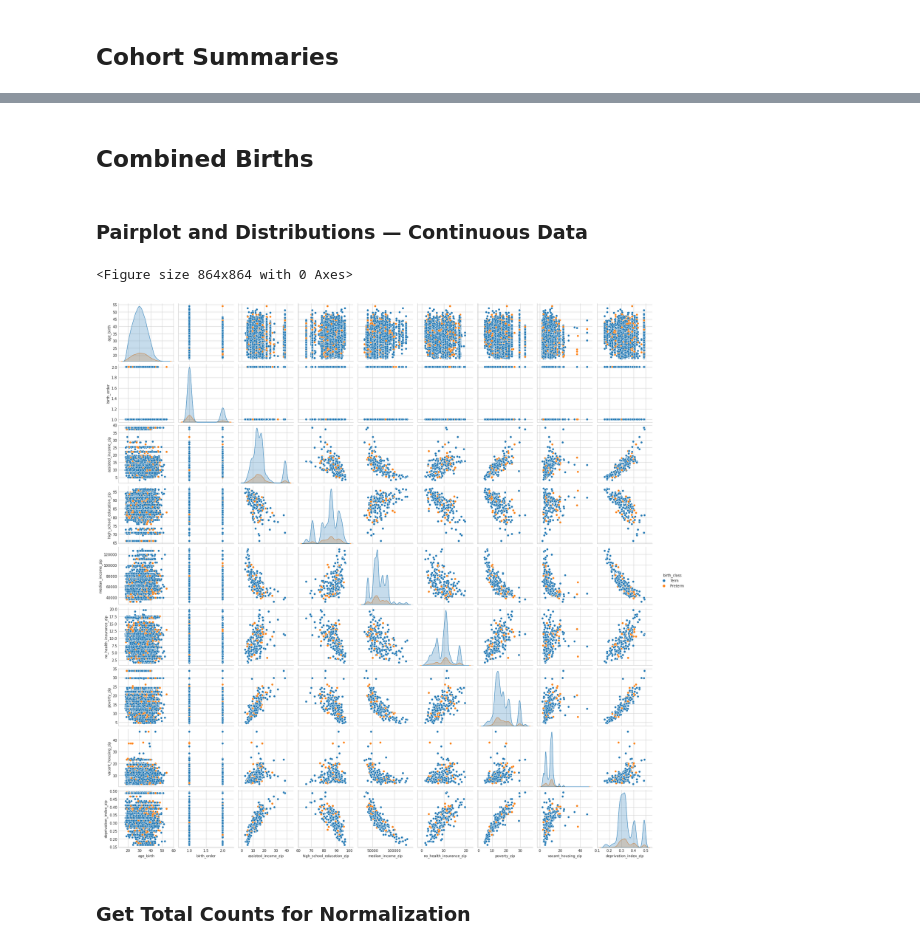
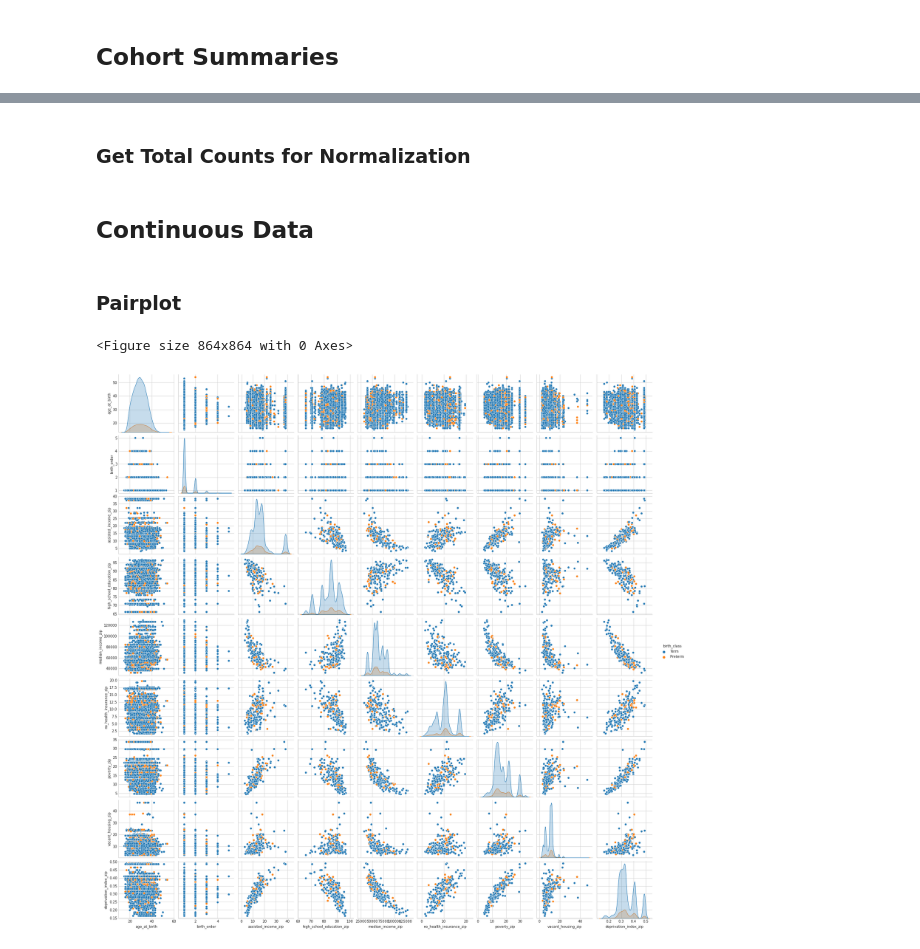
Before and after one commit to kgrillaert/preterm_birth, a Jupyter notebook: 02.Exploratory_Data_Analysis/EDA_Demographics.ipynb, the cells around one changed output, grey strips where cells are left out. Saved outputs shown, nothing was run; the diff lists cells and outputs as text; code cells hidden in the pictures.

```diff
--- a/02.Exploratory_Data_Analysis/EDA_Demographics.ipynb
+++ b/02.Exploratory_Data_Analysis/EDA_Demographics.ipynb
@@ -717,20 +167,3 @@ birth.ethnicity_person.value_counts().plot(kind = 'barh')
-# %% [markdown]
-## Combined Births
-# %% [markdown]
-### Pairplot and Distributions — Continuous Data
-# %%
-plt.figure(figsize=(12,12))
-
-cols_to_plot = ['birth_class', 'age_birth', 'birth_order', \
-                'assisted_income_zip','high_school_education_zip','median_income_zip', \
-                'no_health_insurance_zip','poverty_zip','vacant_housing_zip','deprivation_index_zip']
-
-sns.pairplot(birth[cols_to_plot], hue='birth_class')
-
-plt.show()
-# %% [output]
-<Figure size 864x864 with 0 Axes>
-[figure, removed]
 # %% [markdown]
 ### Get Total Counts for Normalization
 # %%
@@ -738,3 +171,20 @@ plt.show()
 
 num_birth_term = birth.birth_class.value_counts()[0]
 num_birth_preterm = birth.birth_class.value_counts()[1]
+# %% [markdown]
+## Continuous Data
+# %% [markdown]
+### Pairplot
+# %%
+plt.figure(figsize=(12,12))
+
+cols_to_plot = ['birth_class', 'age_at_birth', 'birth_order', \
+                'assisted_income_zip','high_school_education_zip','median_income_zip', \
+                'no_health_insurance_zip','poverty_zip','vacant_housing_zip','deprivation_index_zip']
+
+sns.pairplot(birth[cols_to_plot], hue='birth_class')
+
+plt.show()
+# %% [output]
+<Figure size 864x864 with 0 Axes>
+[figure, added]
```
Also changed, not shown: parts of 100 cells of this notebook, 1 other file.
